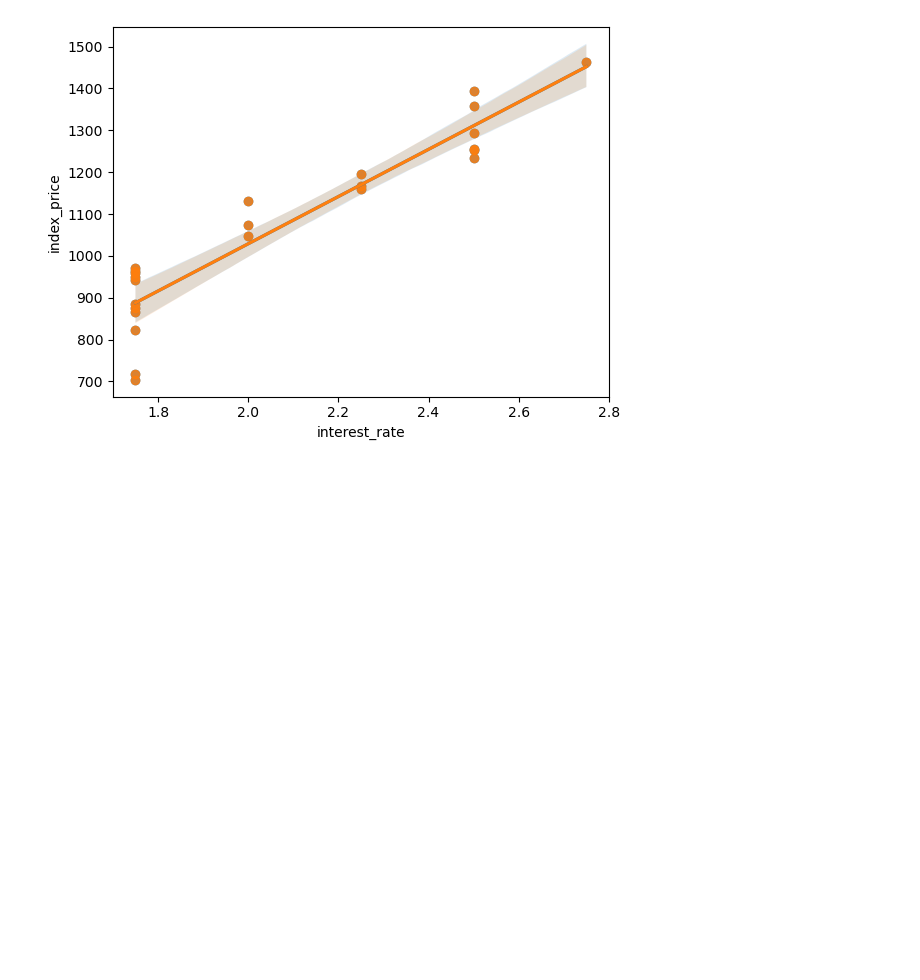
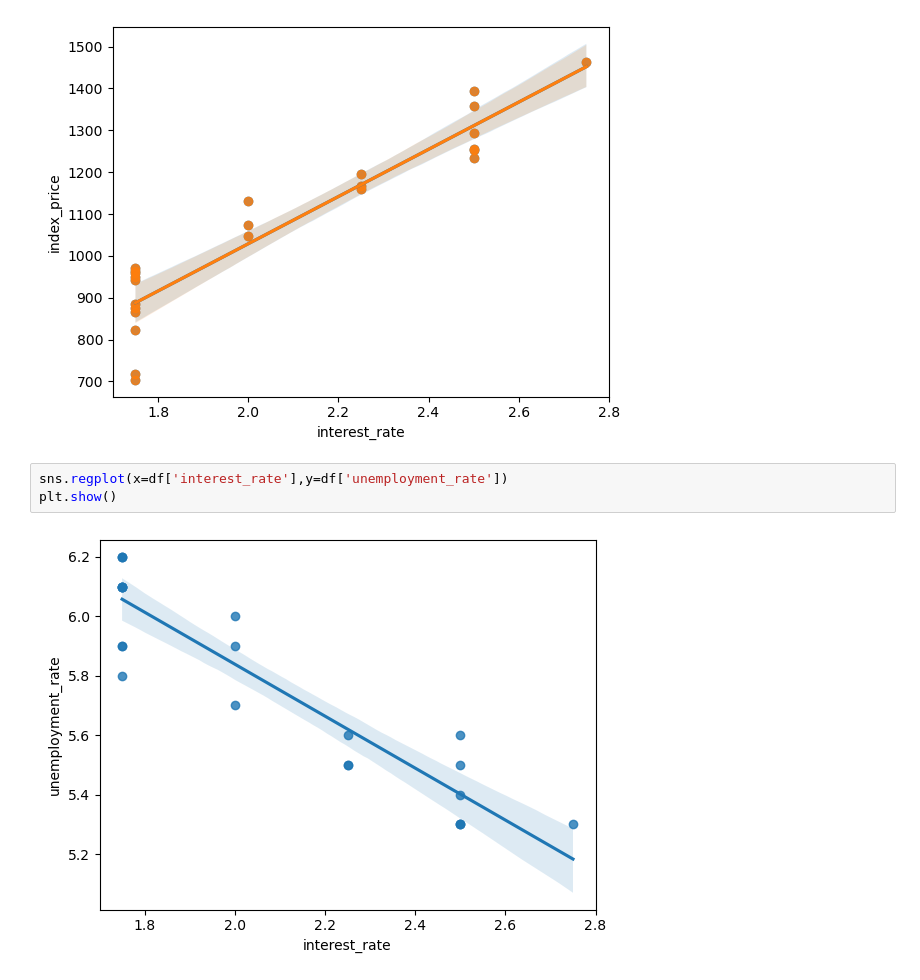
Before and after one commit to ganeshbgunjal/Machine-Learning, a Jupyter notebook: 1 Linear Regression/2 Multiple Linear Regression/1 Multiple Linear Regression..ipynb, the cells around one changed output. Saved outputs shown, nothing was run; the diff lists cells and outputs as text; blank space fills up the shorter version.

```diff
--- a/1 Linear Regression/2 Multiple Linear Regression/1 Multiple Linear Regression..ipynb
+++ b/1 Linear Regression/2 Multiple Linear Regression/1 Multiple Linear Regression..ipynb
@@ -110,3 +110,8 @@ sns.regplot(x= df['interest_rate'],y= df['index_price'])
 plt.show()
 # %% [output]
 [figure]
+# %%
+sns.regplot(x=df['interest_rate'],y=df['unemployment_rate'])
+plt.show()
+# %% [output]
+[figure, added]
```
Also changed, not shown: parts of 6 cells of this notebook.
